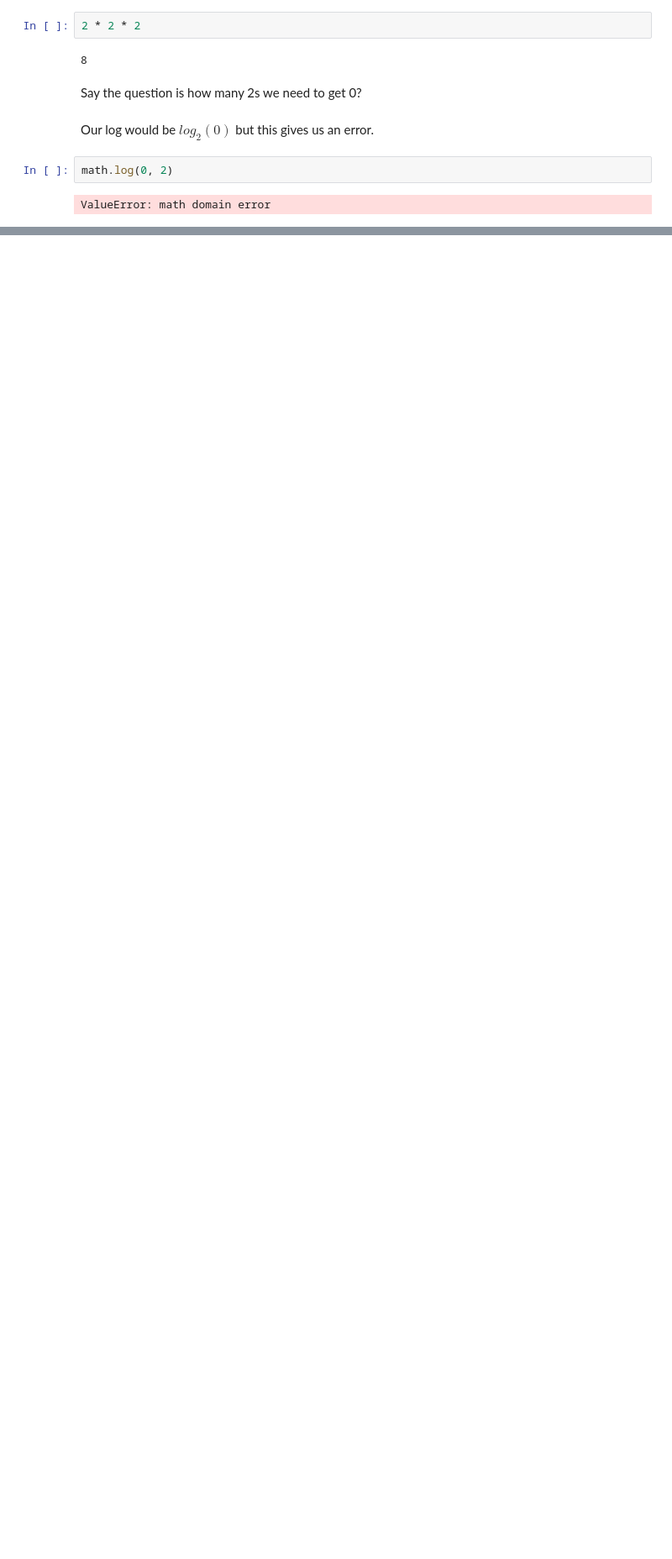
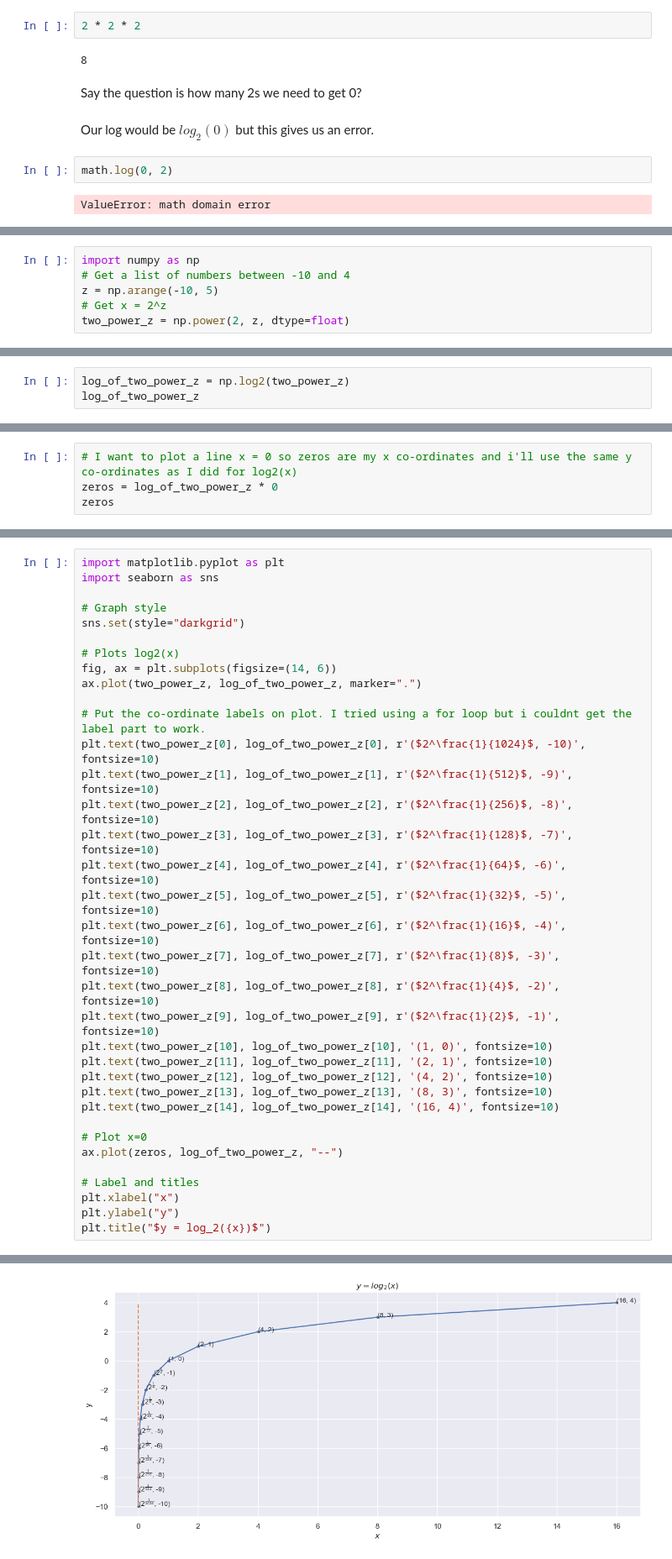
Before and after one commit to ShaneOG2/fund-data-analysis-assessment, a Jupyter notebook: Practicals/Regular Tasks/Information.ipynb, the cells around one changed output, grey strips where cells are left out. Shown at 84% size. Drawn from its saved outputs; the diff is of its cells as text; blank space fills up the shorter version.

Commit message:
Chart added

```diff
--- a/Practicals/Regular Tasks/Information.ipynb
+++ b/Practicals/Regular Tasks/Information.ipynb
@@ -196,0 +160,6 @@ Text(0.5, 1.0, '$y = log_2({x})$')
+# %%
+import numpy as np
+# Get a list of numbers between -10 and 4
+z = np.arange(-10, 5)
+# Get x = 2^z
+two_power_z = np.power(2, z, dtype=float)
@@ -196,0 +172,3 @@ Text(0.5, 1.0, '$y = log_2({x})$')
+# %%
+log_of_two_power_z = np.log2(two_power_z)
+log_of_two_power_z
@@ -196,0 +180,4 @@ Text(0.5, 1.0, '$y = log_2({x})$')
+# %%
+# I want to plot a line x = 0 so zeros are my x co-ordinates and i'll use the same y co-ordinates as I did for log2(x)
+zeros = log_of_two_power_z * 0
+zeros
@@ -196,0 +187,36 @@ Text(0.5, 1.0, '$y = log_2({x})$')
+# %%
+import matplotlib.pyplot as plt
+import seaborn as sns
+
+# Graph style
+sns.set(style="darkgrid")
+
+# Plots log2(x)
+fig, ax = plt.subplots(figsize=(14, 6))
+ax.plot(two_power_z, log_of_two_power_z, marker=".")
+
+# Put the co-ordinate labels on plot. I tried using a for loop but i couldnt get the label part to work.
+plt.text(two_power_z[0], log_of_two_power_z[0], r'($2^\frac{1}{1024}$, -10)', fontsize=10)
+plt.text(two_power_z[1], log_of_two_power_z[1], r'($2^\frac{1}{512}$, -9)', fontsize=10)
+plt.text(two_power_z[2], log_of_two_power_z[2], r'($2^\frac{1}{256}$, -8)', fontsize=10)
+plt.text(two_power_z[3], log_of_two_power_z[3], r'($2^\frac{1}{128}$, -7)', fontsize=10)
+plt.text(two_power_z[4], log_of_two_power_z[4], r'($2^\frac{1}{64}$, -6)', fontsize=10)
+plt.text(two_power_z[5], log_of_two_power_z[5], r'($2^\frac{1}{32}$, -5)', fontsize=10)
+plt.text(two_power_z[6], log_of_two_power_z[6], r'($2^\frac{1}{16}$, -4)', fontsize=10)
+plt.text(two_power_z[7], log_of_two_power_z[7], r'($2^\frac{1}{8}$, -3)', fontsize=10)
+plt.text(two_power_z[8], log_of_two_power_z[8], r'($2^\frac{1}{4}$, -2)', fontsize=10)
+plt.text(two_power_z[9], log_of_two_power_z[9], r'($2^\frac{1}{2}$, -1)', fontsize=10)
+plt.text(two_power_z[10], log_of_two_power_z[10], '(1, 0)', fontsize=10)
+plt.text(two_power_z[11], log_of_two_power_z[11], '(2, 1)', fontsize=10)
+plt.text(two_power_z[12], log_of_two_power_z[12], '(4, 2)', fontsize=10)
+plt.text(two_power_z[13], log_of_two_power_z[13], '(8, 3)', fontsize=10)
+plt.text(two_power_z[14], log_of_two_power_z[14], '(16, 4)', fontsize=10)
+
+# Plot x=0
+ax.plot(zeros, log_of_two_power_z, "--")
+
+# Label and titles
+plt.xlabel("x")
+plt.ylabel("y")
+plt.title("$y = log_2({x})$")
+# %% [output]
@@ -196,0 +224 @@ Text(0.5, 1.0, '$y = log_2({x})$')
+[figure, added]
```
Also changed, not shown: parts of 13 cells of this notebook.
